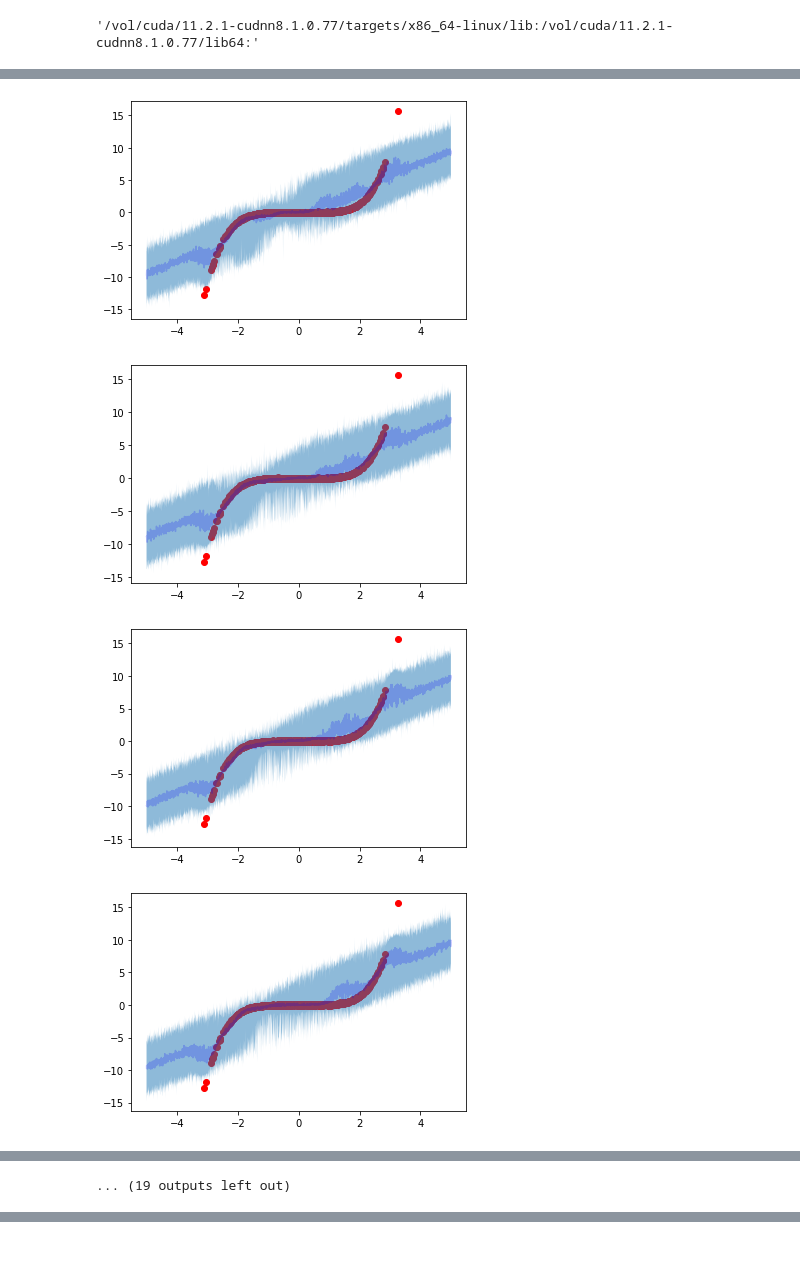
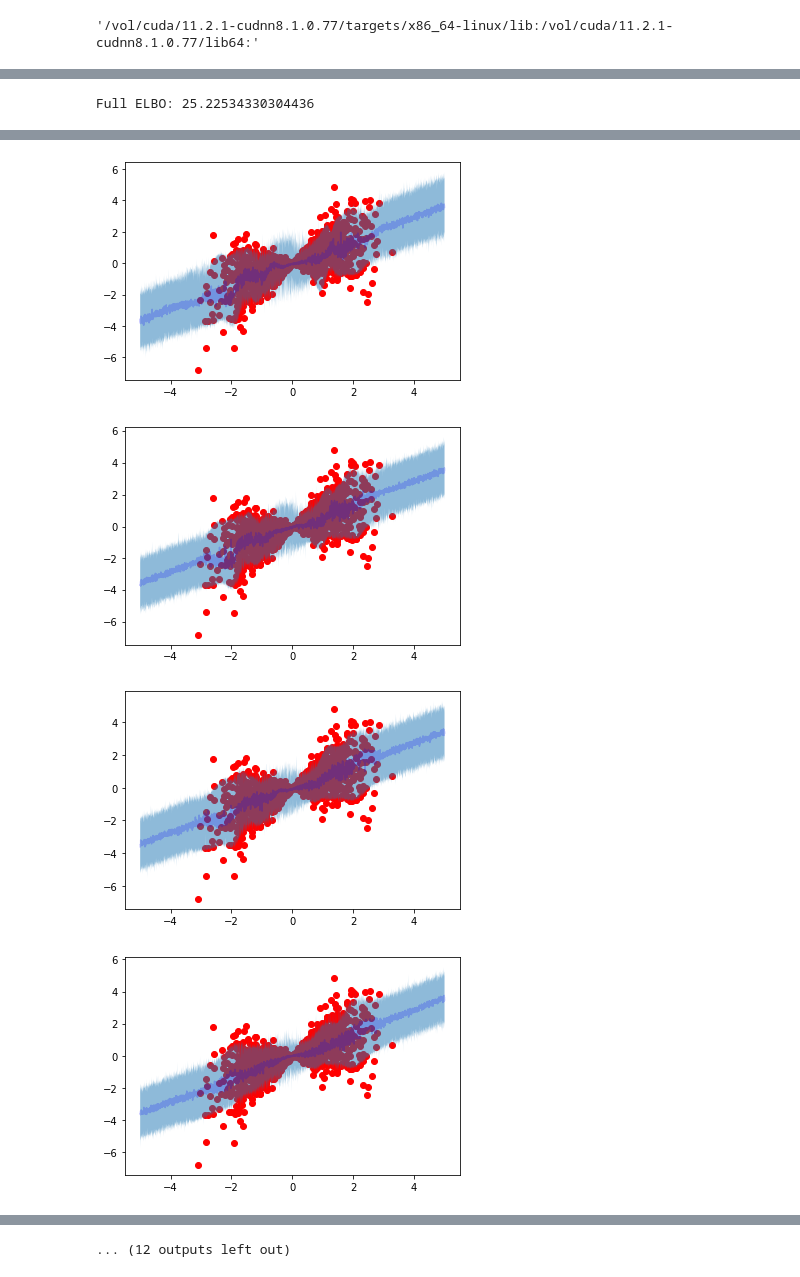
Before and after one commit to Anish144/causal_discovery_bayesian_model_selection, a Jupyter notebook: notebooks/gpcde_playground.ipynb, the cells around one changed output, grey strips where cells are left out. Cells and saved outputs as stored; diff of their text form; code cells hidden in the pictures; blank space fills up the shorter version.

```diff
--- a/notebooks/gpcde_playground.ipynb
+++ b/notebooks/gpcde_playground.ipynb
@@ -222,9 +222,11 @@ def run_optimizer(model, ds_iter, iterations):
     iterator = trange(iterations)
     for step in iterator:
         optimization_step()
+        elbo = -training_loss().numpy()
+        logf.append(elbo)
         if step % 1000 == 0:
-            elbo = -training_loss().numpy()
-            logf.append(elbo)
+            # elbo = -training_loss().numpy()
+            # logf.append(elbo)
             iterator.set_description(f"EPOCH: {step}, ELBO: {elbo}")
 
 
@@ -241,13 +243,17 @@ def run_optimizer(model, ds_iter, iterations):
             plt.show()
             plt.close()
 
+            if np.abs(np.mean(logf[-5000:])) - np.abs(np.mean(logf[-100:])) < np.std(logf[-100:]):
+                print
+                break
+
     return logf
 # %%
 from sklearn.preprocessing import StandardScaler
 
 # Get data
 X = np.random.randn(2000, 1)
-Y = (X ** 5)   + (np.random.randn(2000, 1))
+Y = (X) + X  * (np.random.randn(2000, 1))
 N = X.shape[0]
 num_minibatch = 100
 
@@ -258,7 +264,7 @@ Y = StandardScaler().fit_transform(Y).astype(np.float64)
 M = 200  # Number of inducing locations
 
 kernel_1 = gpflow.kernels.SquaredExponential(
-    lengthscales=[0.003, 0.1]
+    lengthscales=[0.03, 0.1]
     # lengthscales=[lengthscales[0], lengthscales[1]]
 )
 # kernel_1.variance.assign(kernl_var)
@@ -279,7 +285,7 @@ model = GPCDE(
         # variance=m.likelihood.variance.numpy(),
     ),
     inducing_variable=Z,
-    num_quadrature=10,
+    num_quadrature=100,
     whiten=True
 )
 ds_iter = model._init_quadrature(X=X, Y=Y, num_minibatch=num_minibatch)
@@ -299,7 +326,36 @@ To enable them in other operations, rebuild TensorFlow with the appropriate comp
+# %%
+N = X.shape[0]
+model.num_minibatch = N
+full_ds_iter = model._init_quadrature(X, Y, N)
+num_quadrature = 100
+def _init_quadrature(X, Y, num_minibatch = 100):
+    num_data= X.shape[0]
+    num_dim = X.shape[1]
+    num_minibatch = num_minibatch
+    quadrature = NDiagGHQuadrature(1, num_quadrature)
+    quadrature_locs, quadrature_weights = quadrature._build_X_W(np.zeros(1), np.ones(1))
+    quadrature_weights = quadrature_weights[:,0]
+    quadrature_weights = quadrature_weights[None, :]
+    quadrature_locs = tf.expand_dims(quadrature_locs, axis=0)
+    quadrature_locs = tf.tile(quadrature_locs, multiples=[X.shape[0],1,1])
+    X = X[:,None,:]
+    Y = Y[:,None,:]
+    X = tf.tile(X, multiples=[1, num_quadrature, 1])
+    Y = tf.tile(Y, multiples=[1, num_quadrature, 1])
+    X = tf.concat([X, quadrature_locs],axis=-1)
+    # ds = tf.data.Dataset.from_tensor_slices((X, Y))
+    # ds_iter = iter(ds.shuffle(self.num_data).batch(num_minibatch))
+    return X, Y
+
+ds_full = _init_quadrature(X, Y, N)
+full_elbo = model.elbo(ds_full)
+print(f"Full ELBO: {- full_elbo}")
+# %% [output]
+Full ELBO: 25.22534330304436
 # %%
 _ = run_optimizer(
     model=model,
     ds_iter=ds_iter,
-    iterations=30000
+    iterations=50000
 )
 # %% [output]
@@ -311,4 +366,4 @@ _ = run_optimizer(
-[figure, old version]
+[figure, new version]
-[figure, old version]
+[figure, new version]
-[figure, old version]
+[figure, new version]
-[figure, old version]
+[figure, new version]
@@ -318 +372,0 @@ _ = run_optimizer(
-... (19 outputs left out)
@@ -318,0 +374 @@ _ = run_optimizer(
+... (12 outputs left out)
```
Also changed, not shown: parts of 11 cells of this notebook, 14 other files.
